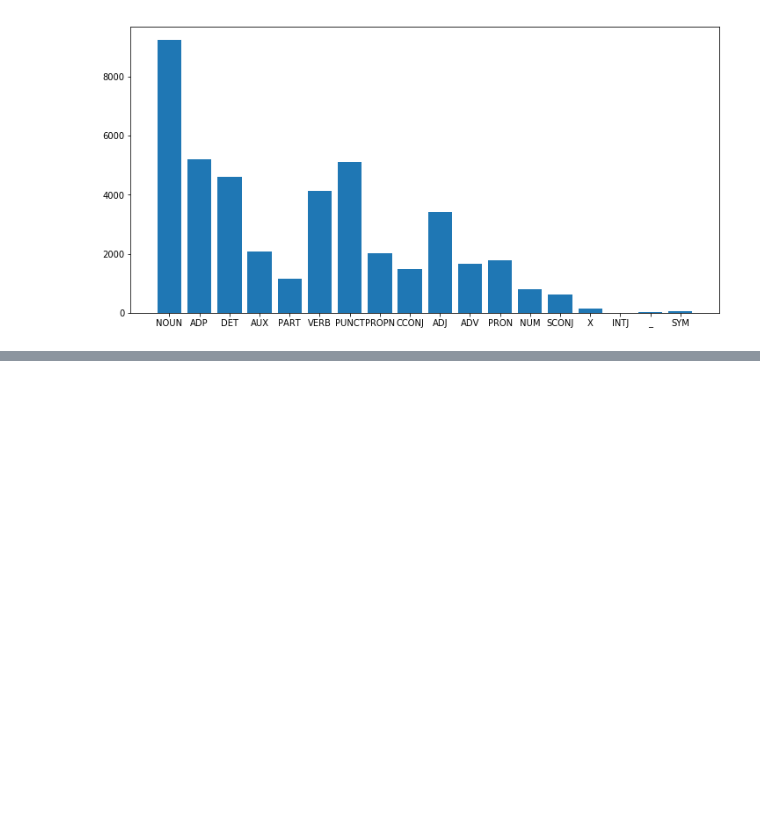
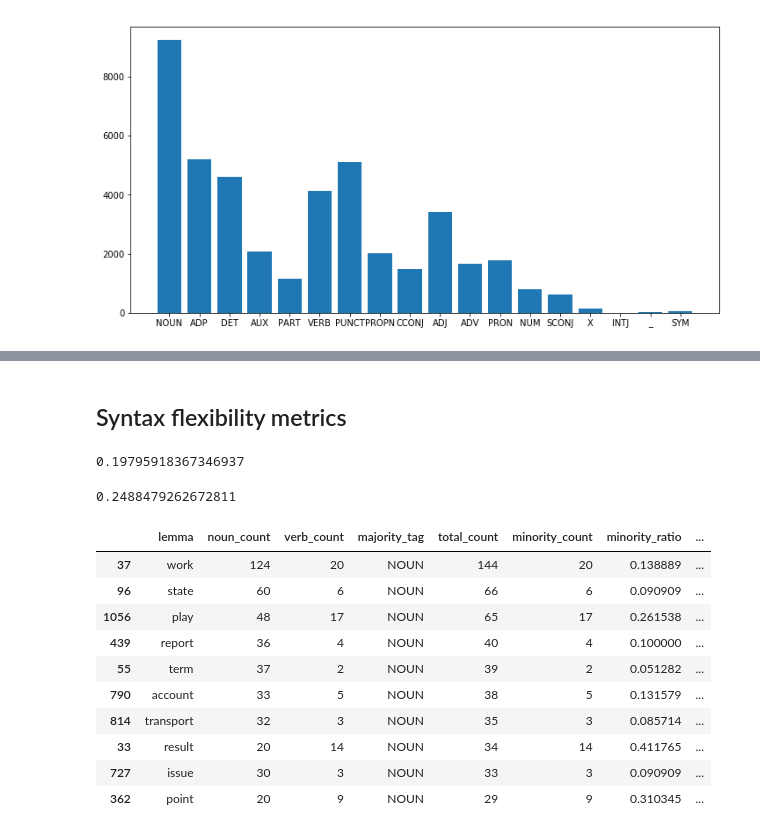
Before and after one commit to SPOClab-ca/word-class-flexibility, a Jupyter notebook: notebooks/BasicUD.ipynb, the cells around one changed output, grey strips where cells are left out. Cells and saved outputs as stored; diff of their text form; code cells hidden in the pictures; blank space fills up the shorter version.

```diff
--- a/notebooks/BasicUD.ipynb
+++ b/notebooks/BasicUD.ipynb
@@ -63,0 +102,32 @@ plt.bar(pos_counts.keys(), pos_counts.values())
+# %% [markdown]
+## Syntax flexibility metrics
+# %%
+# Only consider lemmas with at least 5 usages
+lemma_count_df = lemma_count_df[lemma_count_df['total_count'] >= 5].sort_values('total_count', ascending=False)
+noun_lemmas = len(lemma_count_df[lemma_count_df['majority_tag'] == 'NOUN'])
+verb_lemmas = len(lemma_count_df[lemma_count_df['majority_tag'] == 'VERB'])
+noun_flexibility = len(lemma_count_df[(lemma_count_df['majority_tag'] == 'NOUN') & (lemma_count_df['is_flexible'])]) / noun_lemmas
+verb_flexibility = len(lemma_count_df[(lemma_count_df['majority_tag'] == 'VERB') & (lemma_count_df['is_flexible'])]) / verb_lemmas
+# %%
+noun_flexibility
+# %% [output]
+0.19795918367346937
+# %%
+verb_flexibility
+# %% [output]
+0.2488479262672811
+# %%
+# Top flexible nouns
+lemma_count_df[(lemma_count_df['majority_tag'] == 'NOUN') & (lemma_count_df['is_flexible'])].head(10)
+# %% [output]
+|  | lemma | noun_count | verb_count | majority_tag | total_count | minority_count | minority_ratio | ... |
+| 37 | work | 124 | 20 | NOUN | 144 | 20 | 0.138889 | ... |
+| 96 | state | 60 | 6 | NOUN | 66 | 6 | 0.090909 | ... |
+| 1056 | play | 48 | 17 | NOUN | 65 | 17 | 0.261538 | ... |
+| 439 | report | 36 | 4 | NOUN | 40 | 4 | 0.100000 | ... |
+| 55 | term | 37 | 2 | NOUN | 39 | 2 | 0.051282 | ... |
+| 790 | account | 33 | 5 | NOUN | 38 | 5 | 0.131579 | ... |
+| 814 | transport | 32 | 3 | NOUN | 35 | 3 | 0.085714 | ... |
+| 33 | result | 20 | 14 | NOUN | 34 | 14 | 0.411765 | ... |
+| 727 | issue | 30 | 3 | NOUN | 33 | 3 | 0.090909 | ... |
+| 362 | point | 20 | 9 | NOUN | 29 | 9 | 0.310345 | ... |
```
Also changed, not shown: parts of 13 cells of this notebook, 1 other file.
